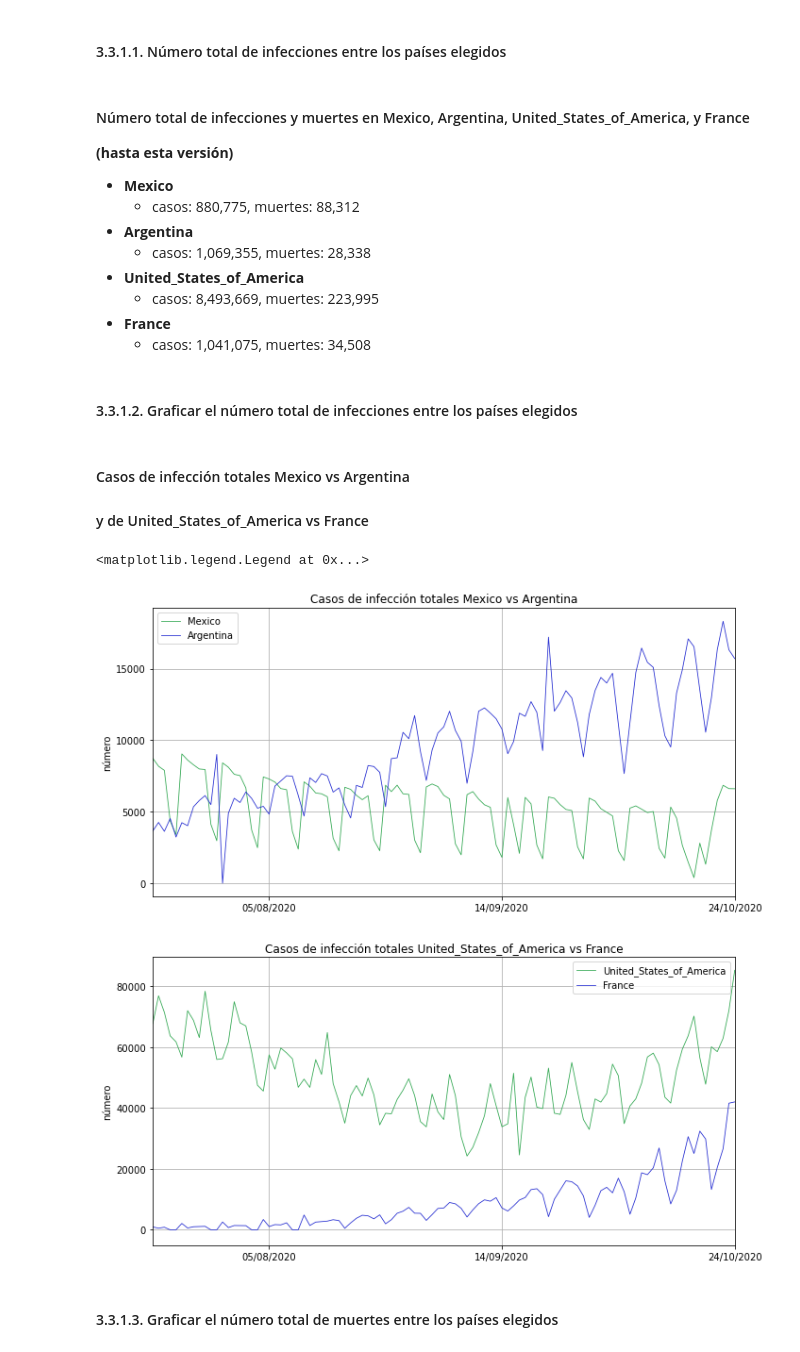
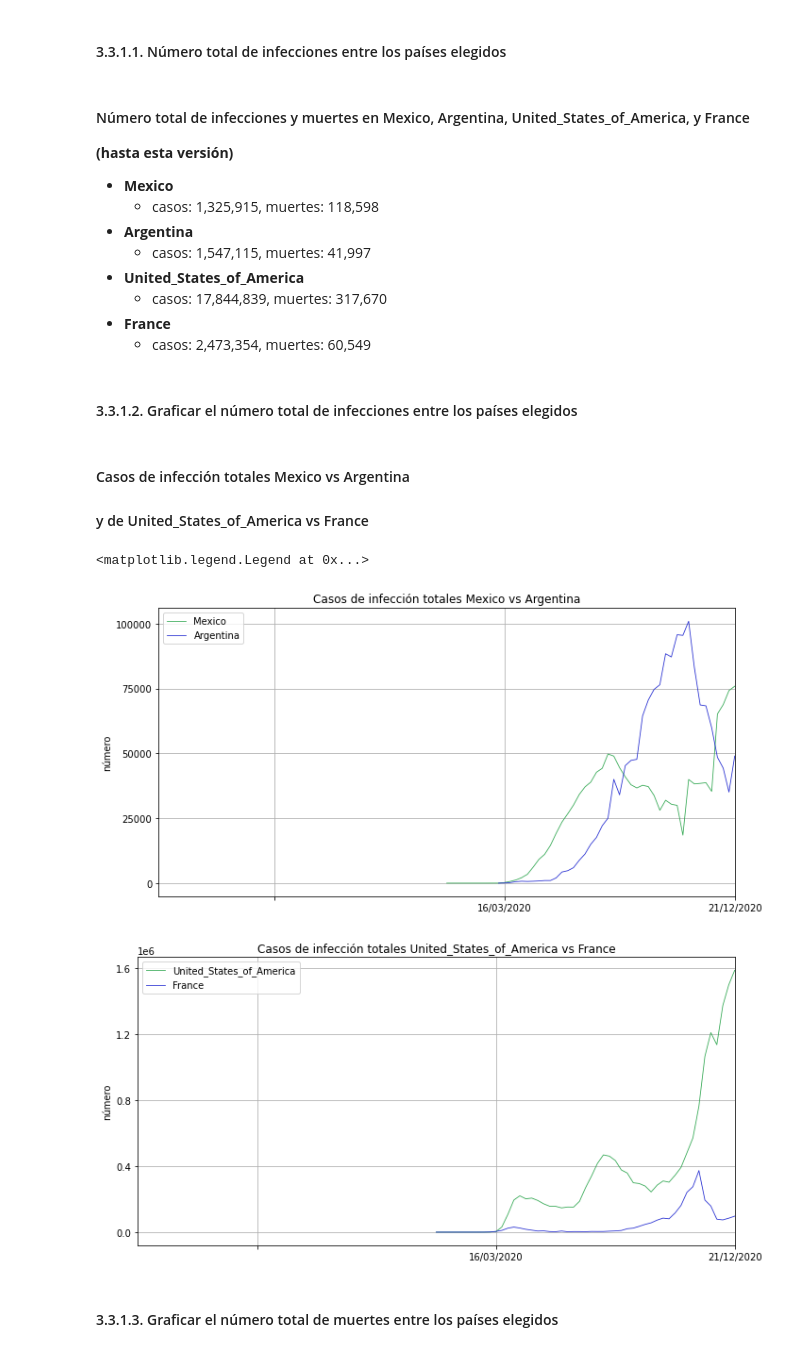
Before and after one commit to damian-romero/covid19_mx, a Jupyter notebook: covid/covid19mx_notebook.ipynb, the cells around one changed output. Cells and saved outputs as stored; diff of their text form; code cells hidden in the pictures.

```diff
--- a/covid/covid19mx_notebook.ipynb
+++ b/covid/covid19mx_notebook.ipynb
@@ -355,26 +385,26 @@ display(Markdown(f""" #### Número total de infecciones y muertes en {PAIS_1}, {
 **(hasta esta versión)**
 
 - **{PAIS_1}**
-    - casos: {datos_pais_1['cases'].sum():,}, muertes: {datos_pais_1['deaths'].sum():,}
+    - casos: {datos_pais_1['cases_weekly'].sum():,}, muertes: {datos_pais_1['deaths_weekly'].sum():,}
 - **{PAIS_2}**
-    - casos: {datos_pais_2['cases'].sum():,}, muertes: {datos_pais_2['deaths'].sum():,}
+    - casos: {datos_pais_2['cases_weekly'].sum():,}, muertes: {datos_pais_2['deaths_weekly'].sum():,}
 - **{PAIS_3}**
-    - casos: {datos_pais_3['cases'].sum():,}, muertes: {datos_pais_3['deaths'].sum():,}
+    - casos: {datos_pais_3['cases_weekly'].sum():,}, muertes: {datos_pais_3['deaths_weekly'].sum():,}
 - **{PAIS_4}**
-    - casos: {datos_pais_4['cases'].sum():,}, muertes: {datos_pais_4['deaths'].sum():,}
+    - casos: {datos_pais_4['cases_weekly'].sum():,}, muertes: {datos_pais_4['deaths_weekly'].sum():,}
 """))
 # %% [output]
  #### Número total de infecciones y muertes en Mexico, Argentina, United_States_of_America, y France
 **(hasta esta versión)**
 
 - **Mexico**
-    - casos: 880,775, muertes: 88,312
+    - casos: 1,325,915, muertes: 118,598
 - **Argentina**
-    - casos: 1,069,355, muertes: 28,338
+    - casos: 1,547,115, muertes: 41,997
 - **United_States_of_America**
-    - casos: 8,493,669, muertes: 223,995
+    - casos: 17,844,839, muertes: 317,670
 - **France**
-    - casos: 1,041,075, muertes: 34,508
+    - casos: 2,473,354, muertes: 60,549
 # %% [markdown]
 #### 3.3.1.2. Graficar el número total de infecciones entre los países elegidos
 # %%
@@ -401,40 +431,40 @@ display(Markdown(f"""#### Casos de infección totales {PAIS_1} vs {PAIS_2}
 # México contra Argentina
 fig, ax = plt.subplots(figsize=(10, 5))
 
-plot_ts(ax, datos_pais_1, 'cases', colores[0], lb =PAIS_1)
-plot_ts(ax,datos_pais_2, 'cases', colores[2], lb =PAIS_2)
+plot_ts(ax, datos_pais_1, 'cases_weekly', colores[0], lb =PAIS_1)
+plot_ts(ax,datos_pais_2, 'cases_weekly', colores[2], lb =PAIS_2)
 
 ax.set_xlim(100, 0)  # decreasing time
 ax.set_ylabel('número')
 ax.set_title(f'Casos de infección totales {PAIS_1} vs {PAIS_2}')
 ax.xaxis.set_major_locator(plt.MaxNLocator(3))
 ax.yaxis.set_major_locator(plt.MaxNLocator(5))
 ax.grid(True)
 
 plt.tight_layout()
 plt.legend(loc='best')
 
 # Estados Unidos contra Francia
 fig, axp = plt.subplots(figsize=(10, 5))
 
-plot_ts(axp, datos_pais_3, 'cases', colores[0], lb =PAIS_3)
-plot_ts(axp,datos_pais_4, 'cases', colores[2], lb =PAIS_4)
+plot_ts(axp, datos_pais_3, 'cases_weekly', colores[0], lb =PAIS_3)
+plot_ts(axp,datos_pais_4, 'cases_weekly', colores[2], lb =PAIS_4)
 
 axp.set_xlim(100, 0)  # decreasing time
 axp.set_ylabel('número')
 axp.set_title(f'Casos de infección totales {PAIS_3} vs {PAIS_4}')
 axp.xaxis.set_major_locator(plt.MaxNLocator(3))
 axp.yaxis.set_major_locator(plt.MaxNLocator(5))
 axp.grid(True)
 
 plt.tight_layout()
 plt.legend(loc='best')
 # %% [output]
 #### Casos de infección totales Mexico vs Argentina
 #### y de United_States_of_America vs France
 <matplotlib.legend.Legend at 0x...>
-[figure, old version]
+[figure, new version]
-[figure, old version]
+[figure, new version]
 # %% [markdown]
 #### 3.3.1.3. Graficar el número total de muertes entre los países elegidos
 # %%
```
Also changed, not shown: parts of 22 cells of this notebook.
